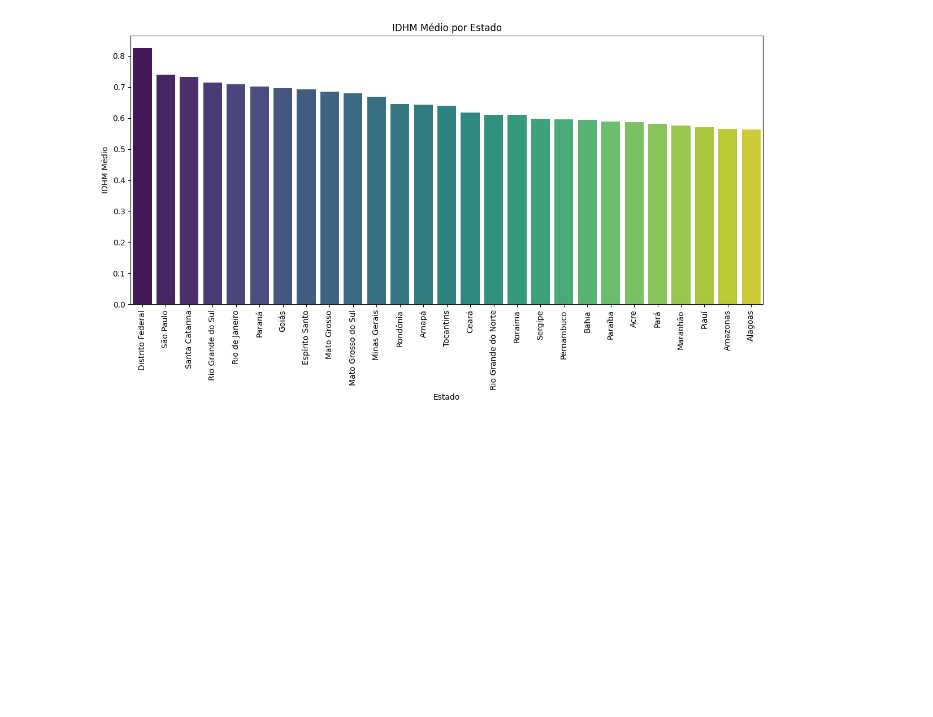
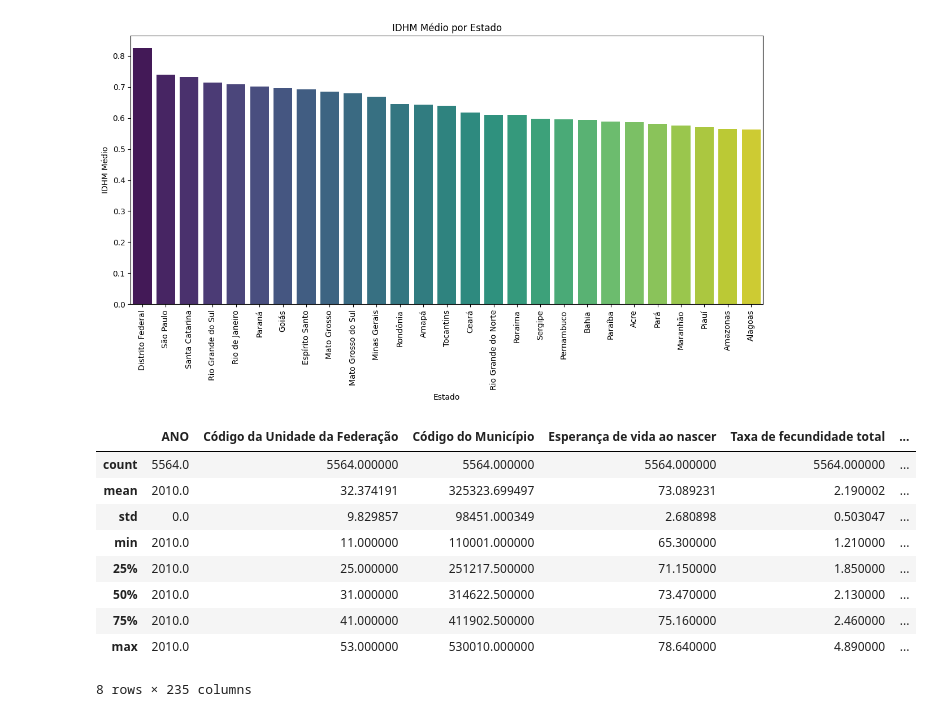
Before and after one commit to luanrdias23/Projeto-IDH-Data-Analitycs, a Jupyter notebook: IDH.ipynb, the cells around one changed output. Cells and saved outputs as stored; diff of their text form; code cells hidden in the pictures; blank space fills up the shorter version.

```diff
--- a/IDH.ipynb
+++ b/IDH.ipynb
@@ -163,3 +155,16 @@ Passing `palette` without assigning `hue` is deprecated and will be removed in v
 
   sb.barplot(x=media_idh_estado.index, y=media_idh_estado.values, palette='viridis')
 [figure]
+# %%
+def_IDH.describe()
+# %% [output]
+|  | ANO | Código da Unidade da Federação | Código do Município | Esperança de vida ao nascer | Taxa de fecundidade total | ... |
+| count | 5564.0 | 5564.000000 | 5564.000000 | 5564.000000 | 5564.000000 | ... |
+| mean | 2010.0 | 32.374191 | 325323.699497 | 73.089231 | 2.190002 | ... |
+| std | 0.0 | 9.829857 | 98451.000349 | 2.680898 | 0.503047 | ... |
+| min | 2010.0 | 11.000000 | 110001.000000 | 65.300000 | 1.210000 | ... |
+| 25% | 2010.0 | 25.000000 | 251217.500000 | 71.150000 | 1.850000 | ... |
+| 50% | 2010.0 | 31.000000 | 314622.500000 | 73.470000 | 2.130000 | ... |
+| 75% | 2010.0 | 41.000000 | 411902.500000 | 75.160000 | 2.460000 | ... |
+| max | 2010.0 | 53.000000 | 530010.000000 | 78.640000 | 4.890000 | ... |
+8 rows × 235 columns
```
Also changed, not shown: parts of 5 cells of this notebook.
